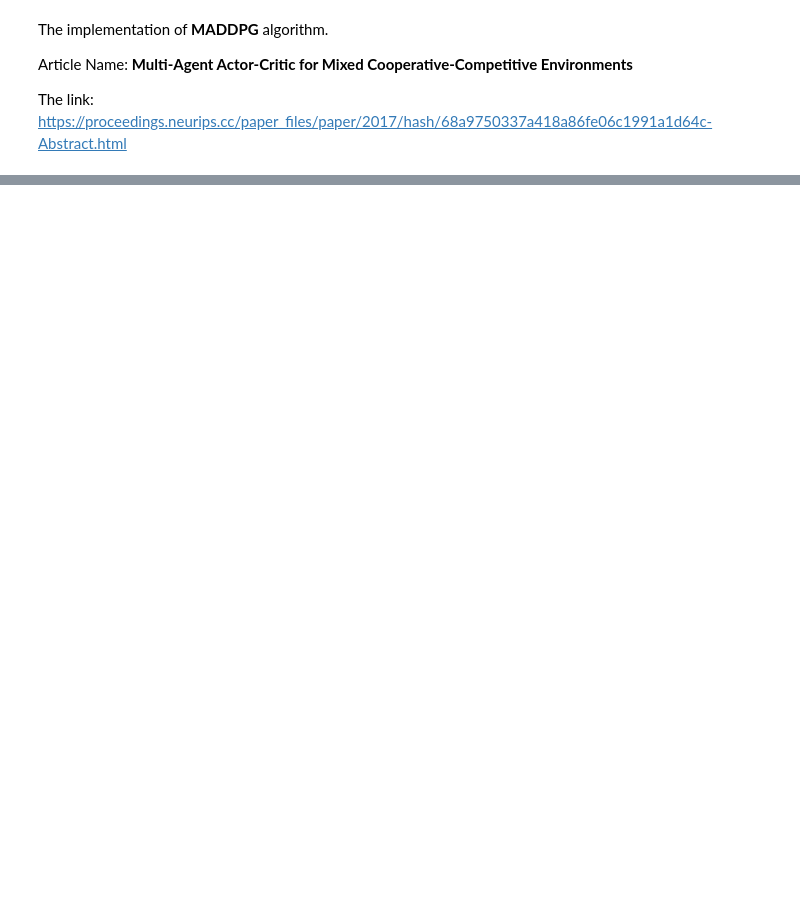
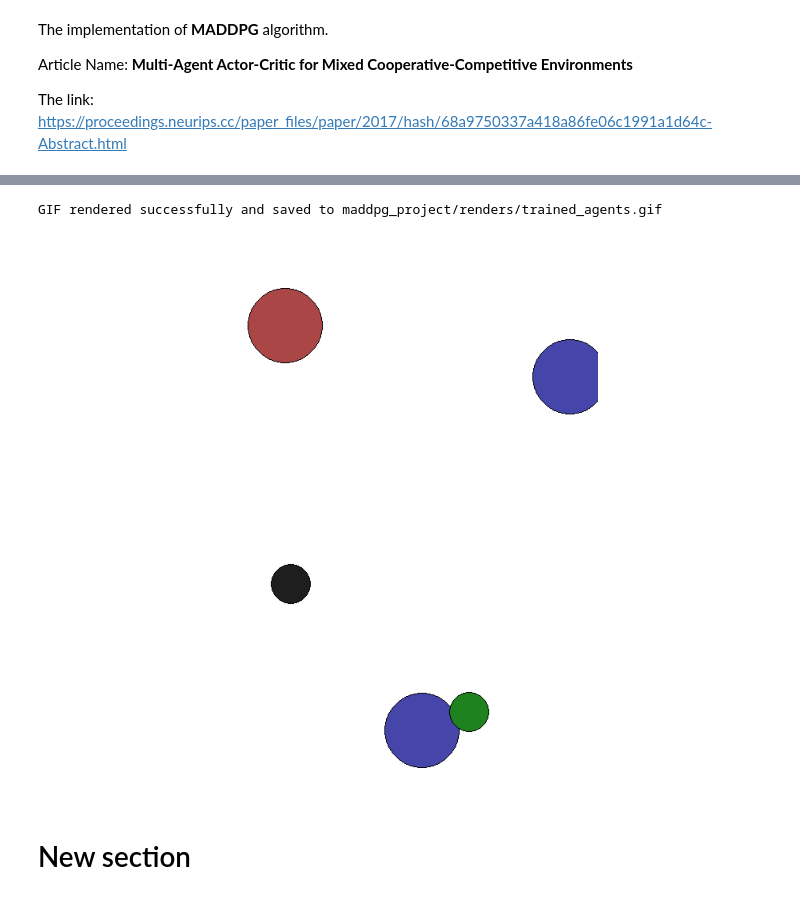
Before and after one commit to zahraamirinezhad/MARL-Implementations, a Jupyter notebook: MADDPG/MADDPG.ipynb, the cells around one changed output, grey strips where cells are left out. Cells and saved outputs as stored; diff of their text form; code cells hidden in the pictures; blank space fills up the shorter version.

```diff
--- a/MADDPG/MADDPG.ipynb
+++ b/MADDPG/MADDPG.ipynb
@@ -337,0 +446,40 @@ episode 900 | average score: -36.2
+# %%
+# Cell 7: Evaluation & Video Rendering
+import imageio
+from IPython.display import Image, display
+
+eval_env = simple_adversary_v3.parallel_env(max_cycles=50, continuous_actions=True, render_mode="rgb_array")
+obs_dict, _ = eval_env.reset(seed=42)
+agents_list = eval_env.agents
+
+eval_matd3 = MATD3(actor_dims, critic_dims, n_agents, n_actions, scenario=SCENARIO)
+eval_matd3.load_models()
+
+frames = []
+obs = [obs_dict[agent] for agent in agents_list]
+
+for step in range(50):
+    frame = eval_env.render()
+    frames.append(frame)
+
+    actions_list = eval_matd3.choose_action(obs, evaluate=True)
+    actions_dict = {agent: actions_list[idx] for idx, agent in enumerate(agents_list)}
+
+    obs_dict_, rewards_dict, terminations, truncations, _ = eval_env.step(actions_dict)
+    obs = [obs_dict_[agent] for agent in agents_list if agent in obs_dict_]
+
+    if not eval_env.agents:
+        break
+
+eval_env.close()
+
+gif_path = "maddpg_project/renders/trained_agents.gif"
+imageio.mimsave(gif_path, frames, fps=15)
+print(f"GIF rendered successfully and saved to {gif_path}")
+
+display(Image(filename=gif_path))
+# %% [output]
+GIF rendered successfully and saved to maddpg_project/renders/trained_agents.gif
+[figure, added]
+# %% [markdown]
+# New section
```
Also changed, not shown: parts of 11 cells of this notebook, 11 other files.
